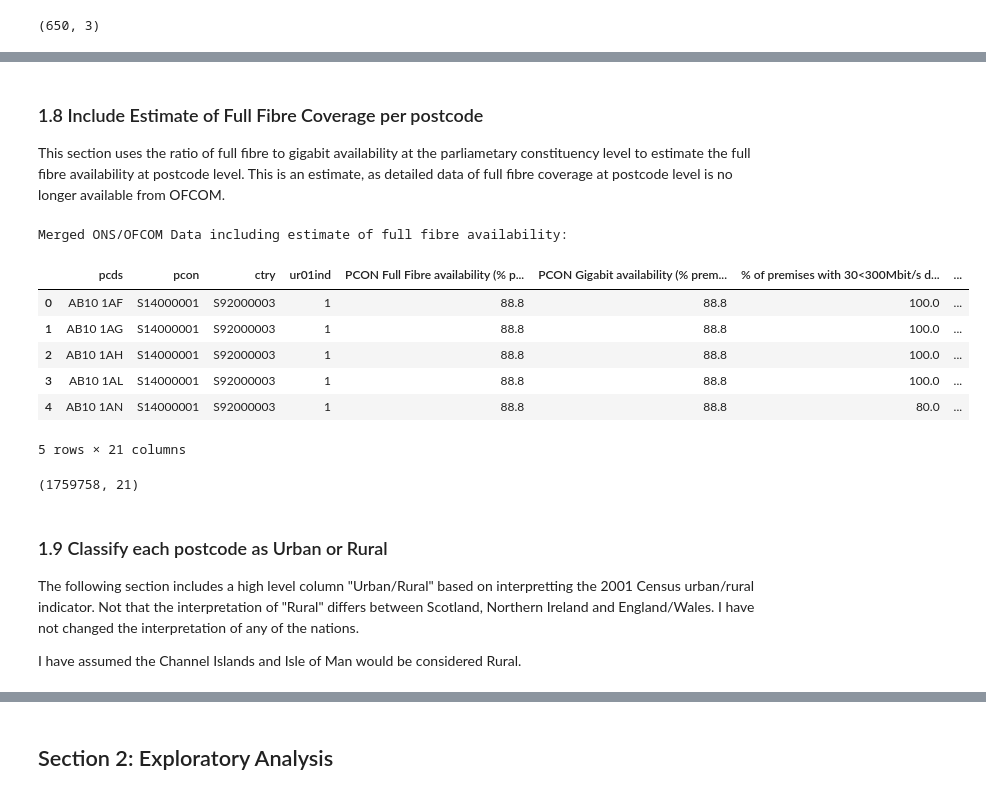
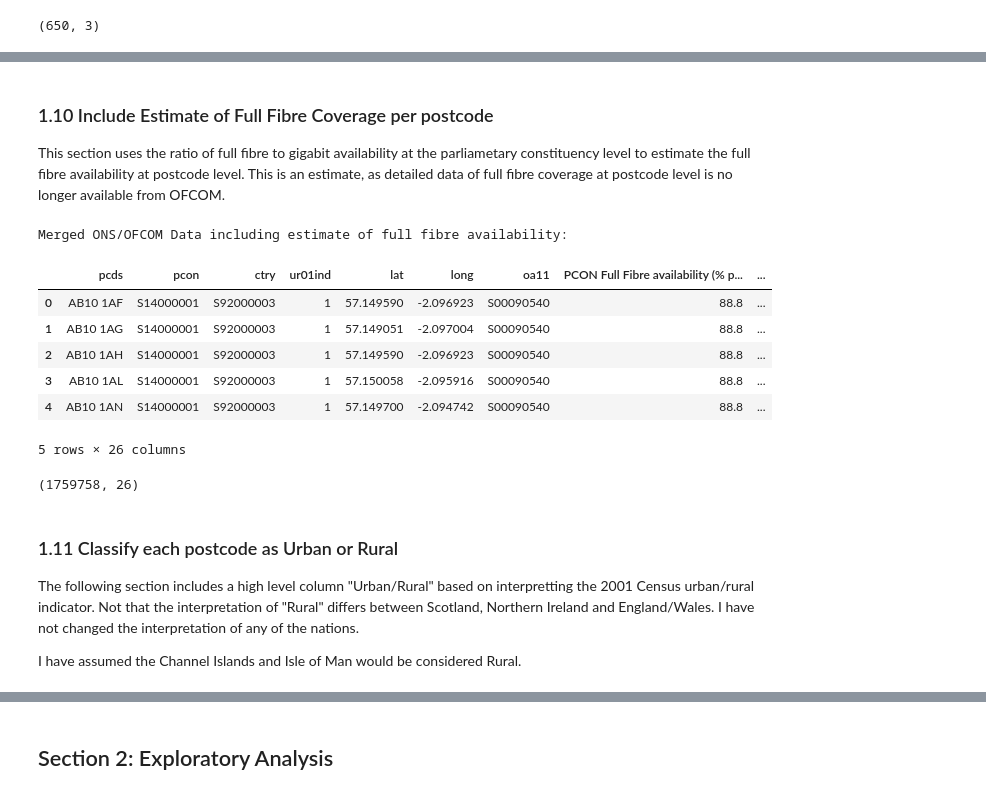
Before and after one commit to yuliiabosher/Fiber-optic-project, a Jupyter notebook: ColabNotebooks/PostcodeLevelFibreDataAnalysis.ipynb, the cells around one changed output, grey strips where cells are left out. Drawn from its saved outputs; the diff is of its cells as text; code cells hidden in the pictures.

```diff
--- a/ColabNotebooks/PostcodeLevelFibreDataAnalysis.ipynb
+++ b/ColabNotebooks/PostcodeLevelFibreDataAnalysis.ipynb
@@ -108,7 +111,7 @@ This section retrieves live postcodes from the ONS dataset, along with their par
 #############
 # - Select relevant columns for analysis
 # These columns look useful, based on the ONSßPD Record Specification documented in the ONSPD User Guide
-onsPostCodeDataColumns = ['pcds','pcon','doterm','ctry','ur01ind']
+onsPostCodeDataColumns = ['pcds','pcon','doterm','ctry','ur01ind','lat','long','oa11']
 dfONSPostCodeData=dfPostCode[onsPostCodeDataColumns]
 # - Remove  postcodes that are not live
 # Rows where doterm is null are live postcodes: after that we can drop the doterm column as it's not useful to us
@@ -205,12 +243,15 @@ Merge together the data from the ONS and OFCOM. First merge the connected nation
 # Merge the data from ONS and OFCOM and store in a dataframe
 # - Merge in OFCOM parliamentary constituency data
 # - Merge in OFCOM postcode data
+# - Merge in ONS Output Area population data
 # - Show the top of the resulting data and the shape of the dataframe
 #############
 # - Merge in OFCOM parliamentary constituency data: use an inner join to remove postcodes that do not have a parliamentary constituency
 dfMergedONSOFCOMData=pd.merge(dfLiveONSPostCodePconData, dfOFCOMPConData, on=['pcon'], how='inner')
 # - Merge in OFCOM postcode data
 dfMergedONSOFCOMData=pd.merge(dfMergedONSOFCOMData, dfOFCOMPostCodeDataBroadband, on=['pcds'], how='inner')
+# - Merge in OA population data
+dfMergedONSOFCOMData=pd.merge(dfMergedONSOFCOMData, dfOAPopulation, on=['oa11'], how='inner')
 # - Show the top of the resulting data and the shape of the dataframe
 print("Merged ONS/OFCOM Data:")
 display(dfMergedONSOFCOMData.head())
@@ -226,0 +273,24 @@ Merged ONS/OFCOM Data:
+# %%
+#############
+# Merge the data from ONS and OFCOM and store in a dataframe
+# - Create a dataframe that counts the number of postcodes in each Census 2011 output area
+# - Define a custom function to estimate the usual resident population count per postcode based on averaging the OA resident population count
+# - Apply the custom function create a new column "Estimated Usual Resident Population" and drop other unrequired columns
+# - Merge in to existing data
+# - Show the top of the resulting data and the shape of the dataframe
+#############
+# - Create a dataframe that counts the number of postcodes in each Census 2011 output area
+dfApportionedPopulationInOA=dfMergedONSOFCOMData.groupby('oa11')[['oa11 Usual Resident Population Count']].value_counts()
+dfApportionedPopulationInOA=dfApportionedPopulationInOA.to_frame().reset_index()
+# - Define a custom function to estimate the usual resident population count per postcode based on averaging the OA resident population count
+def estimate_population_per_postocde_availability(row):
+    return row['oa11 Usual Resident Population Count']/row['count']
+# - Apply the custom function create a new column "Estimated Usual Resident Population" and drop other unrequired columns
+dfApportionedPopulationInOA['Estimated Usual Resident Population'] = dfApportionedPopulationInOA.apply(estimate_population_per_postocde_availability, axis=1)
+dfApportionedPopulationInOA=dfApportionedPopulationInOA.drop(columns=['count','oa11 Usual Resident Population Count'])
+# - Merge in to existing data
+dfMergedONSOFCOMDataWithPopulation=pd.merge(dfMergedONSOFCOMData, dfApportionedPopulationInOA, on=['oa11'], how='inner')
+# - Show the top of the resulting data and the shape of the dataframe
+print("Merged ONS/OFCOM Data including estimate of usual resident population per postcode:")
+display(dfMergedONSOFCOMDataWithPopulation.head())
+print(dfMergedONSOFCOMDataWithPopulation.shape)
@@ -227,35 +307,35 @@ Merged ONS/OFCOM Data:
 # %% [markdown]
-### 1.8 Include Estimate of Full Fibre Coverage per postcode
+### 1.10 Include Estimate of Full Fibre Coverage per postcode
 This section uses the ratio of full fibre to gigabit availability at the parliametary constituency level to estimate the full fibre availability at postcode level. This is an estimate, as detailed data of full fibre coverage at postcode level is no longer available from OFCOM.
 # %%
 #############
 # This section estimates the full fibre connectivity per postcode based on the relationship between gigabit and full fibre coverage in the constituency
 # - Define a custome function to combine columns
 # - Apply the custom function create a new column "Estimated Full Fibre Availability (% premesis)
 # - Show the top of the resulting data and the shape of the dataframe
 #############
 # Define a custom function to estimate gigabit availabliity per row
 def estimate_gigabit_availability(row):
     return row['PCON Full Fibre availability (% premises)']/row['PCON Gigabit availability (% premises)'] * row['Gigabit availability (% premises)']
 # Apply the custom function create a new column "Estimated Full Fibre Availability (% premesis)
-dfMergedONSOFCOMDataWithEstimate = dfMergedONSOFCOMData.copy()
+dfMergedONSOFCOMDataWithEstimate = dfMergedONSOFCOMDataWithPopulation.copy()
 dfMergedONSOFCOMDataWithEstimate['Estimated Full Fibre availability (% premises)'] = dfMergedONSOFCOMDataWithEstimate.apply(estimate_gigabit_availability, axis=1)
 # - Show the top of the resulting data and the shape of the dataframe
 print("Merged ONS/OFCOM Data including estimate of full fibre availability:")
 display(dfMergedONSOFCOMDataWithEstimate.head())
 print(dfMergedONSOFCOMDataWithEstimate.shape)
 # %% [output]
 Merged ONS/OFCOM Data including estimate of full fibre availability:
-|  | pcds | pcon | ctry | ur01ind | PCON Full Fibre availability (% p... | PCON Gigabit availability (% prem... | % of premises with 30<300Mbit/s d... | ... |
-| 0 | AB10 1AF | S14000001 | S92000003 | 1 | 88.8 | 88.8 | 100.0 | ... |
-| 1 | AB10 1AG | S14000001 | S92000003 | 1 | 88.8 | 88.8 | 100.0 | ... |
-| 2 | AB10 1AH | S14000001 | S92000003 | 1 | 88.8 | 88.8 | 100.0 | ... |
-| 3 | AB10 1AL | S14000001 | S92000003 | 1 | 88.8 | 88.8 | 100.0 | ... |
-| 4 | AB10 1AN | S14000001 | S92000003 | 1 | 88.8 | 88.8 | 80.0 | ... |
+|  | pcds | pcon | ctry | ur01ind | lat | long | oa11 | PCON Full Fibre availability (% p... | ... |
+| 0 | AB10 1AF | S14000001 | S92000003 | 1 | 57.149590 | -2.096923 | S00090540 | 88.8 | ... |
+| 1 | AB10 1AG | S14000001 | S92000003 | 1 | 57.149051 | -2.097004 | S00090540 | 88.8 | ... |
+| 2 | AB10 1AH | S14000001 | S92000003 | 1 | 57.149590 | -2.096923 | S00090540 | 88.8 | ... |
+| 3 | AB10 1AL | S14000001 | S92000003 | 1 | 57.150058 | -2.095916 | S00090540 | 88.8 | ... |
+| 4 | AB10 1AN | S14000001 | S92000003 | 1 | 57.149700 | -2.094742 | S00090540 | 88.8 | ... |
-5 rows × 21 columns
+5 rows × 26 columns
-(1759758, 21)
+(1759758, 26)
 # %% [markdown]
-### 1.9 Classify each postcode as Urban or Rural
+### 1.11 Classify each postcode as Urban or Rural
 The following section includes a high level column "Urban/Rural" based on interpretting the 2001 Census urban/rural indicator. Not that the interpretation of "Rural" differs between Scotland, Northern Ireland and England/Wales. I have not changed the interpretation of any of the nations.
 
 I have assumed the Channel Islands and Isle of Man would be considered Rural.
```
Also changed, not shown: parts of 14 cells of this notebook.
